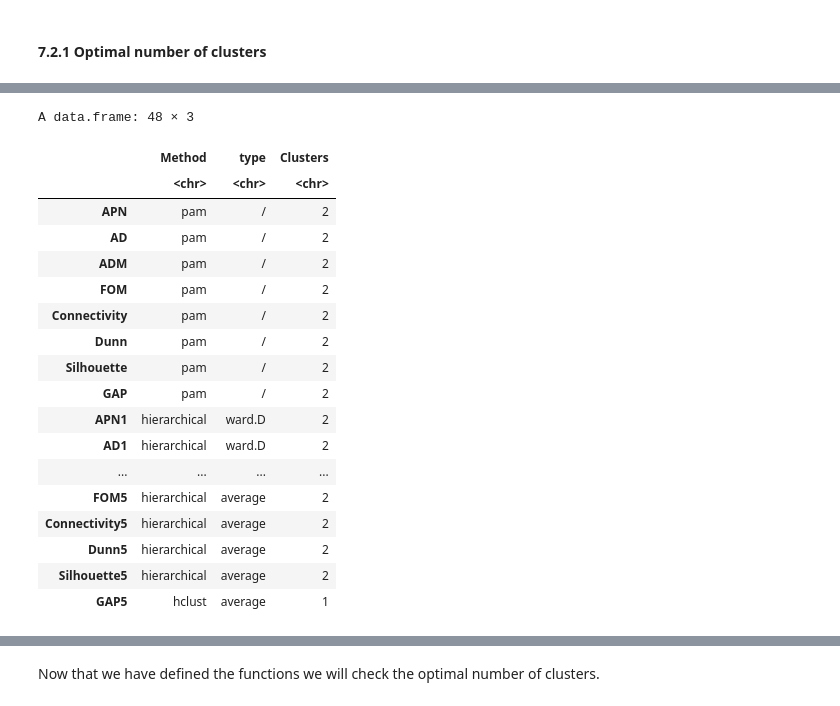
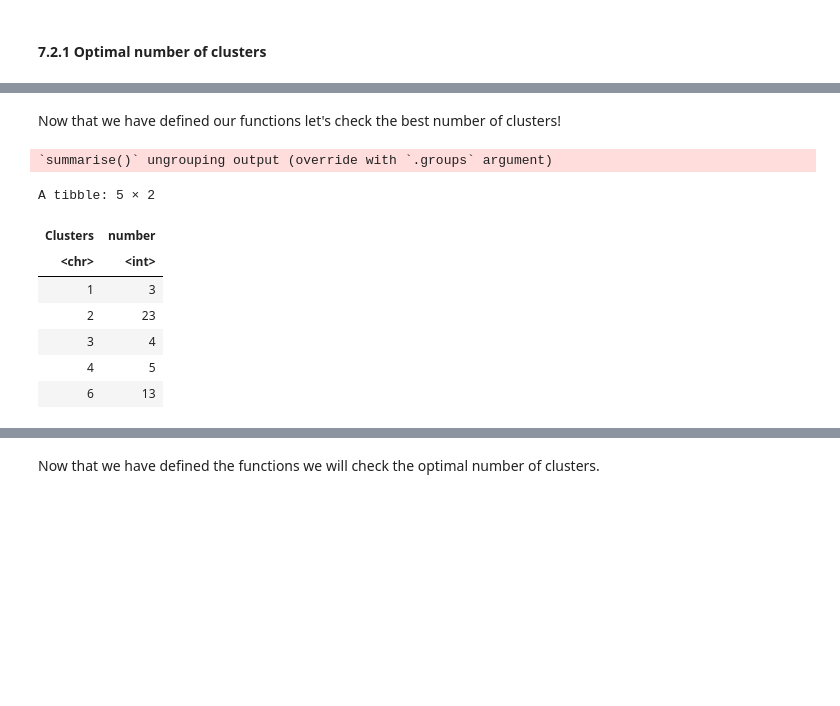
Before and after one commit to biagio-incardona/biagio-incardona.github.io, a Jupyter notebook: Report_Incardona_Biagio.ipynb, the cells around one changed output, grey strips where cells are left out. Saved outputs shown, nothing was run; the diff lists cells and outputs as text; code cells hidden in the pictures; blank space fills up the shorter version.

```diff
--- a/Report_Incardona_Biagio.ipynb
+++ b/Report_Incardona_Biagio.ipynb
@@ -1098,50 +1109,45 @@ gap <- function(diss, alg = "pam", max.nc = 6, method = "/", plot = F){
 
 
 
-checkBestN <- function(data, dist, max.nc){
-  # GAP
-  #pam.gap <- pam.GAP(dist = dist, data = insurance.scaled, m = 500, B = 50, K = 6)
-
+getClusStats <- function(data, dist, max.nc){
   pam.clvalid <- myClValid.cat(data, nClust = 2:max.nc, clMethods = "pam",
                                validation = c("internal", "stability"),
                                maxitems = nrow(data) + 1)
   pam.gap <- gap(diss = dist, alg = "pam", max.nc = max.nc)
-  elbow(diss = dist, alg = "pam", max.nc = max.nc)
 
   h.ward.D <- myClValid.cat(data, nClust = 2:max.nc, clMethods = "hierarchical",
                             validation = c("internal", "stability"),
                             maxitems = nrow(data) + 1,
                             method = "ward.D")
   h.wd.gap <- gap(diss = dist, alg = "hclust", method = "ward.D", max.nc = max.nc)
-  elbow(diss = dist, alg = "hclust", method = "ward.D", max.nc = max.nc)
+
 
   h.ward.D2 <-myClValid.cat(data, nClust = 2:max.nc, clMethods = "hierarchical",
                             validation = c("internal", "stability"),
                             maxitems = nrow(data) + 1,
                             method = "ward.D2")
   h.wd2.gap <- gap(diss = dist, alg = "hclust", method = "ward.D2", max.nc = max.nc)
-  elbow(diss = dist, alg = "hclust", method = "ward.D2", max.nc = max.nc)
+
 
   h.single <- myClValid.cat(data, nClust = 2:max.nc, clMethods = "hierarchical",
                             validation = c("internal", "stability"),
                             maxitems = nrow(data) + 1,
                             method = "single")
   h.single.gap <- gap(diss = dist, alg = "hclust", method = "single", max.nc = max.nc)
-  elbow(diss = dist, alg = "hclust", method = "single", max.nc = max.nc)
+
 
   h.complete <- myClValid.cat(data, nClust = 2:max.nc, clMethods = "hierarchical",
                               validation = c("internal", "stability"),
                               maxitems = nrow(data) + 1,
                               method = "complete")
   h.complete.gap <- gap(diss = dist, alg = "hclust", method = "complete", max.nc = max.nc)
-  elbow(diss = dist, alg = "hclust", method = "complete", max.nc = max.nc)
+
 
   h.average <- myClValid.cat(data, nClust = 2:max.nc, clMethods = "hierarchical",
                              validation = c("internal", "stability"),
                              maxitems = nrow(data) + 1,
                              method = "average")
   h.average.gap <- gap(diss = dist, alg = "hclust", method = "average", max.nc = max.nc)
-  elbow(diss = dist, alg = "hclust", method = "average", max.nc = max.nc)
 
   pam.clvalid <- optimalScores(pam.clvalid)
   h.ward.D <- optimalScores(h.ward.D)
@@ -1167,7 +1173,7 @@ checkBestN <- function(data, dist, max.nc){
               "complete","complete","complete","complete","complete","complete","complete","complete",
               "average","average","average","average","average","average","average","average")
   optimals <- cbind(optimals[,1:2,drop=F], type, optimals[,3,drop=F])
-  return(optimals[,-1])
+  return(optimals)
 }
 getmode <- function(v) {
    uniqv <- unique(v)
@@ -1178,7 +1184,5 @@ getmode <- function(v) {
 #pam.elbow(dist = dist, K = 6)
 #proviamo <- checkBestN()
 #print(proviamo)
-library(fpc)
-library(myClValid)
-bestNs <- checkBestN(data = insurance.scaled[1:500,], dist = as.dist(gower.dist(insurance.scaled[1:500,])), max.nc = 6)
+
 #getmode(bestNs)
@@ -1192,22 +1189,18 @@ bestNs <- checkBestN(data = insurance.scaled[1:500,], dist = as.dist(gower.dist(
-# %%
-bestNs
-# %% [output]
-A data.frame: 48 × 3
-|  | Method | type | Clusters |
-|  | <chr> | <chr> | <chr> |
-| APN | pam | / | 2 |
-| AD | pam | / | 2 |
-| ADM | pam | / | 2 |
-| FOM | pam | / | 2 |
-| Connectivity | pam | / | 2 |
-| Dunn | pam | / | 2 |
-| Silhouette | pam | / | 2 |
-| GAP | pam | / | 2 |
-| APN1 | hierarchical | ward.D | 2 |
-| AD1 | hierarchical | ward.D | 2 |
-| ... | ... | ... | ... |
-| FOM5 | hierarchical | average | 2 |
-| Connectivity5 | hierarchical | average | 2 |
-| Dunn5 | hierarchical | average | 2 |
-| Silhouette5 | hierarchical | average | 2 |
-| GAP5 | hclust | average | 1 |
+# %% [markdown]
+Now that we have defined our functions let's check the best number of clusters!
+# %%
+clustats <- getClusStats(data = insurance.scaled, dist = dist, max.nc = 6)
+#bestNs
+clustats %>%
+  group_by(Clusters) %>%
+  summarise(number = n())
+# %% [output]
+`summarise()` ungrouping output (override with `.groups` argument)
+A tibble: 5 × 2
+| Clusters | number |
+| <chr> | <int> |
+| 1 | 3 |
+| 2 | 23 |
+| 3 | 4 |
+| 4 | 5 |
+| 6 | 13 |
```
Also changed, not shown: parts of 6 cells of this notebook.
